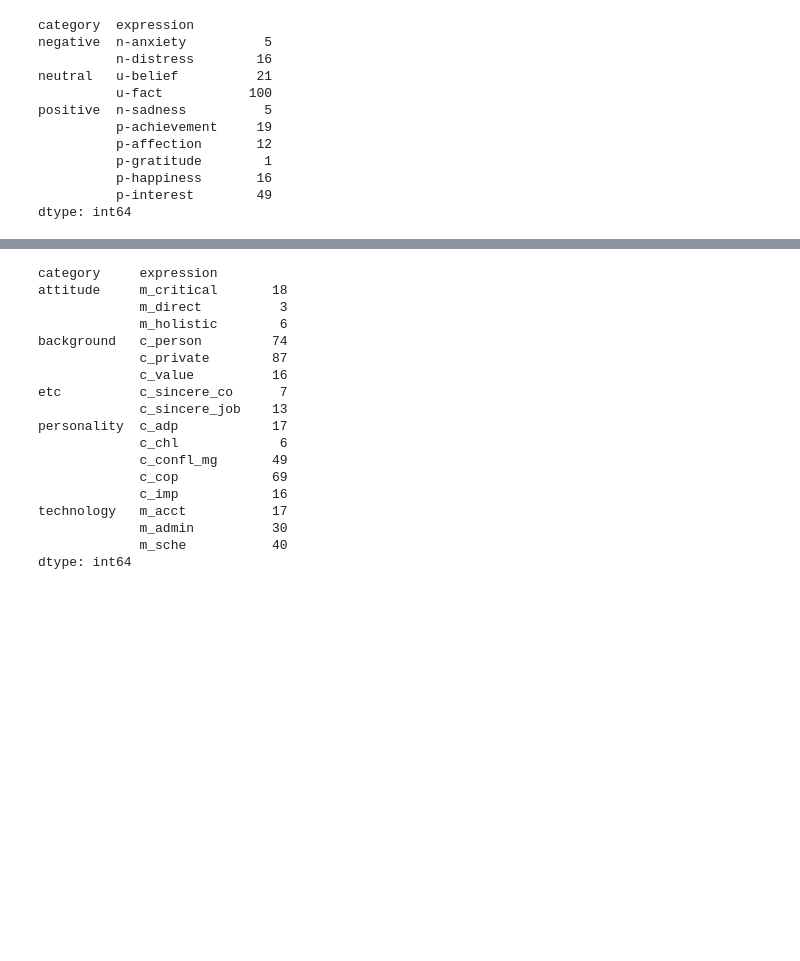
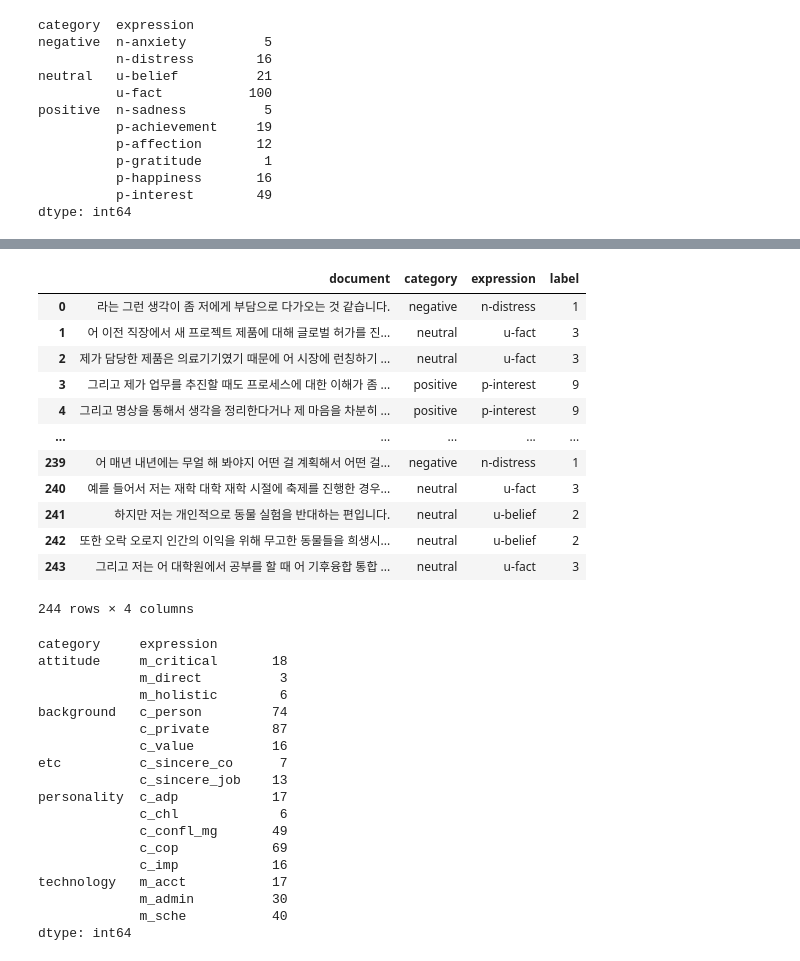
Before and after one commit to d102-preview/preview, a Jupyter notebook: api-ai/ai/10.preprocess_answers.ipynb, the cells around one changed output, grey strips where cells are left out. Cells and saved outputs as stored; diff of their text form; code cells hidden in the pictures; blank space fills up the shorter version.

```diff
--- a/api-ai/ai/10.preprocess_answers.ipynb
+++ b/api-ai/ai/10.preprocess_answers.ipynb
@@ -182,3 +184,15 @@ positive  n-sadness          5
           p-happiness       16
           p-interest        49
 dtype: int64
+# %%
+emotion_labels = (
+    emotion_answers_df["Training"]
+    .groupby(by=["category", "expression"])
+    .size()
+    .to_frame()
+    .reset_index()
+    .drop(columns=[0])
+)
+emotion_labels["label"] = emotion_labels.index
+
+emotion_labels
@@ -185,3 +211,19 @@ dtype: int64
+# %%
+pd.merge(emotion_answers_df["Training"], emotion_labels, on=["category", "expression"])
+# %% [output]
+|  | document | category | expression | label |
+| 0 | 라는 그런 생각이 좀 저에게 부담으로 다가오는 것 같습니다. | negative | n-distress | 1 |
+| 1 | 어 이전 직장에서 새 프로젝트 제품에 대해 글로벌 허가를 진... | neutral | u-fact | 3 |
+| 2 | 제가 담당한 제품은 의료기기였기 때문에 어 시장에 런칭하기 ... | neutral | u-fact | 3 |
+| 3 | 그리고 제가 업무를 추진할 때도 프로세스에 대한 이해가 좀 ... | positive | p-interest | 9 |
+| 4 | 그리고 명상을 통해서 생각을 정리한다거나 제 마음을 차분히 ... | positive | p-interest | 9 |
+| ... | ... | ... | ... | ... |
+| 239 | 어 매년 내년에는 무얼 해 봐야지 어떤 걸 계획해서 어떤 걸... | negative | n-distress | 1 |
+| 240 | 예를 들어서 저는 재학 대학 재학 시절에 축제를 진행한 경우... | neutral | u-fact | 3 |
+| 241 | 하지만 저는 개인적으로 동물 실험을 반대하는 편입니다. | neutral | u-belief | 2 |
+| 242 | 또한 오락 오로지 인간의 이익을 위해 무고한 동물들을 희생시... | neutral | u-belief | 2 |
+| 243 | 그리고 저는 어 대학원에서 공부를 할 때 어 기후융합 통합 ... | neutral | u-fact | 3 |
+244 rows × 4 columns
 # %%
 intent_answers_df["Training"].groupby(by=["category", "expression"]).size()
 # %% [output]
```
Also changed, not shown: parts of 8 cells of this notebook.
